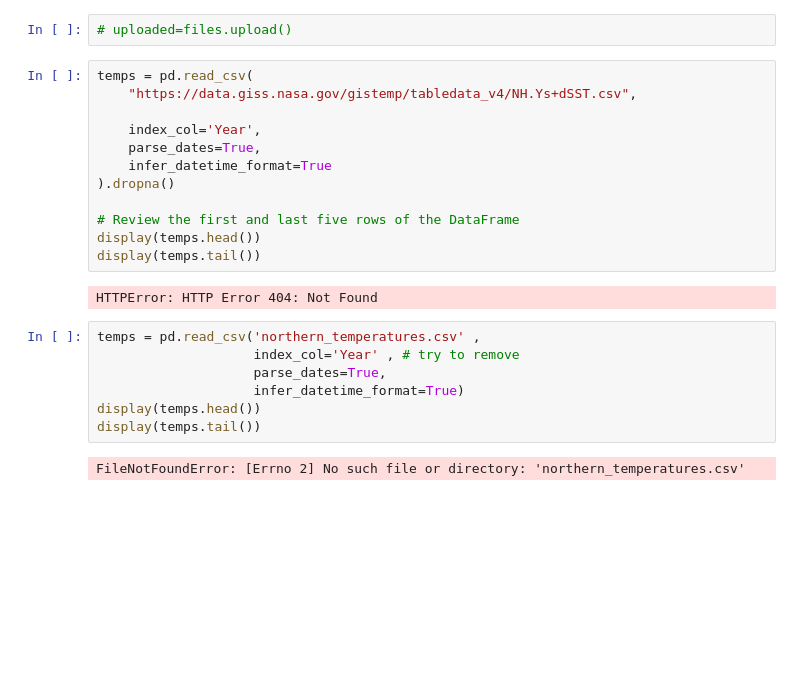
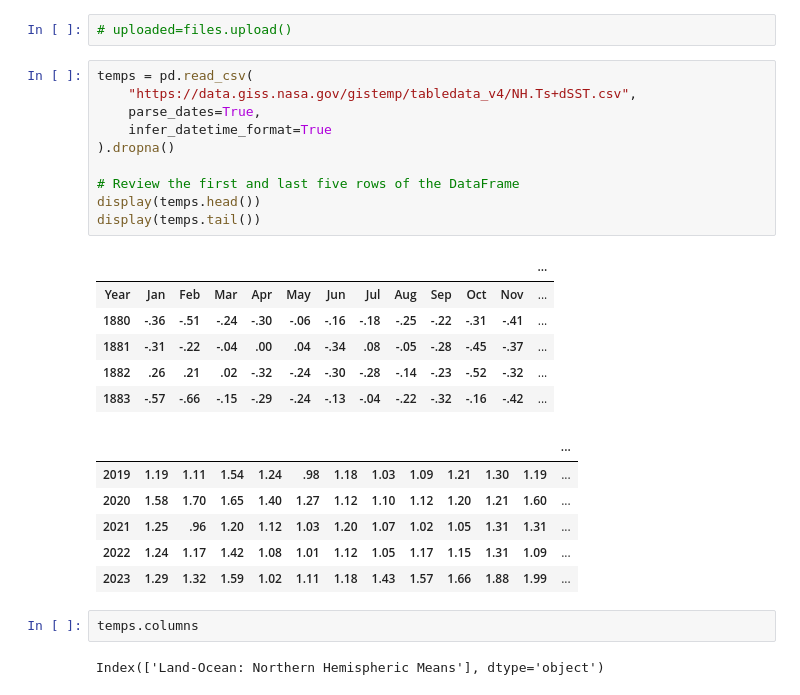
Before and after one commit to jrequarth/PlayStation, a Jupyter notebook: JayColab.ipynb, the cells around one changed output. Saved outputs shown, nothing was run; the diff lists cells and outputs as text; blank space fills up the shorter version.

```diff
--- a/JayColab.ipynb
+++ b/JayColab.ipynb
@@ -346,24 +352,28 @@ forecast[['yhat' , 'yhat_lower' , 'yhat_upper']].iloc[-150:,:].plot()
 # uploaded=files.upload()
 # %%
 temps = pd.read_csv(
-    "https://data.giss.nasa.gov/gistemp/tabledata_v4/NH.Ys+dSST.csv",
-
-    index_col='Year',
+    "https://data.giss.nasa.gov/gistemp/tabledata_v4/NH.Ts+dSST.csv",
     parse_dates=True,
     infer_datetime_format=True
 ).dropna()
 
 # Review the first and last five rows of the DataFrame
 display(temps.head())
 display(temps.tail())
 # %% [output]
-HTTPError: HTTP Error 404: Not Found
+|  |  |  |  |  |  |  |  |  |  |  |  | ... |
+| Year | Jan | Feb | Mar | Apr | May | Jun | Jul | Aug | Sep | Oct | Nov | ... |
+| 1880 | -.36 | -.51 | -.24 | -.30 | -.06 | -.16 | -.18 | -.25 | -.22 | -.31 | -.41 | ... |
+| 1881 | -.31 | -.22 | -.04 | .00 | .04 | -.34 | .08 | -.05 | -.28 | -.45 | -.37 | ... |
+| 1882 | .26 | .21 | .02 | -.32 | -.24 | -.30 | -.28 | -.14 | -.23 | -.52 | -.32 | ... |
+| 1883 | -.57 | -.66 | -.15 | -.29 | -.24 | -.13 | -.04 | -.22 | -.32 | -.16 | -.42 | ... |
+|  |  |  |  |  |  |  |  |  |  |  |  | ... |
+| 2019 | 1.19 | 1.11 | 1.54 | 1.24 | .98 | 1.18 | 1.03 | 1.09 | 1.21 | 1.30 | 1.19 | ... |
+| 2020 | 1.58 | 1.70 | 1.65 | 1.40 | 1.27 | 1.12 | 1.10 | 1.12 | 1.20 | 1.21 | 1.60 | ... |
+| 2021 | 1.25 | .96 | 1.20 | 1.12 | 1.03 | 1.20 | 1.07 | 1.02 | 1.05 | 1.31 | 1.31 | ... |
+| 2022 | 1.24 | 1.17 | 1.42 | 1.08 | 1.01 | 1.12 | 1.05 | 1.17 | 1.15 | 1.31 | 1.09 | ... |
+| 2023 | 1.29 | 1.32 | 1.59 | 1.02 | 1.11 | 1.18 | 1.43 | 1.57 | 1.66 | 1.88 | 1.99 | ... |
-# %%
-temps = pd.read_csv('northern_temperatures.csv' ,
-                    index_col='Year' , # try to remove
-                    parse_dates=True,
-                    infer_datetime_format=True)
-display(temps.head())
-display(temps.tail())
-# %% [output]
-FileNotFoundError: [Errno 2] No such file or directory: 'northern_temperatures.csv'
+# %%
+temps.columns
+# %% [output]
+Index(['Land-Ocean: Northern Hemispheric Means'], dtype='object')
```
Also changed, not shown: parts of 15 cells of this notebook.
